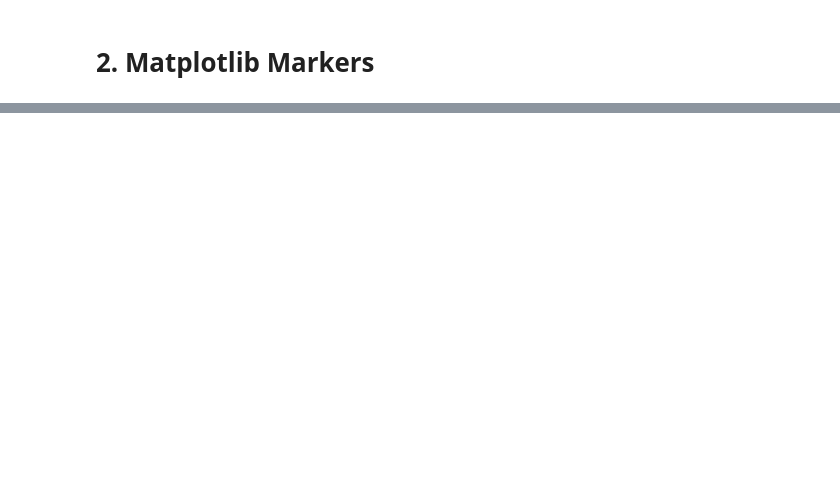
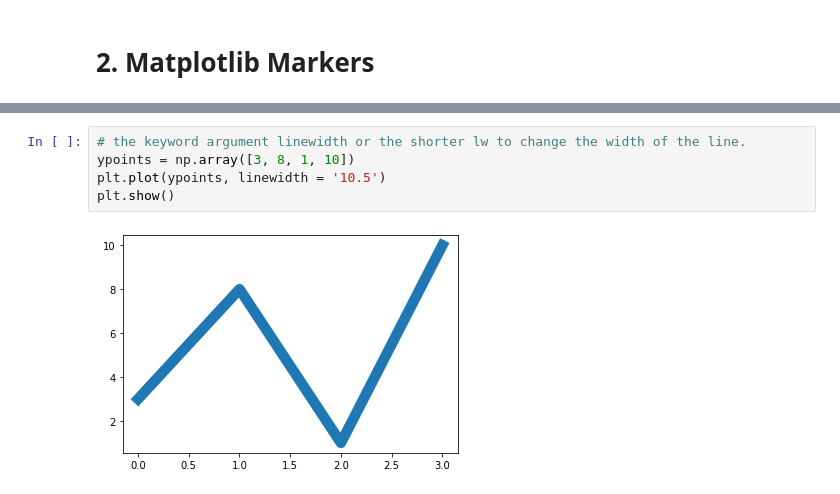
Before and after one commit to Rasel-25/Python, a Jupyter notebook: Matplotlib/matplotlib.ipynb, the cells around one changed output, grey strips where cells are left out. Cells and saved outputs as stored; diff of their text form; blank space fills up the shorter version.

```diff
--- a/Matplotlib/matplotlib.ipynb
+++ b/Matplotlib/matplotlib.ipynb
@@ -77,0 +86,7 @@ plt.show()
+# %%
+# the keyword argument linewidth or the shorter lw to change the width of the line.
+ypoints = np.array([3, 8, 1, 10])
+plt.plot(ypoints, linewidth = '10.5')
+plt.show()
+# %% [output]
+[figure, added]
```
Also changed, not shown: parts of 17 cells of this notebook.
